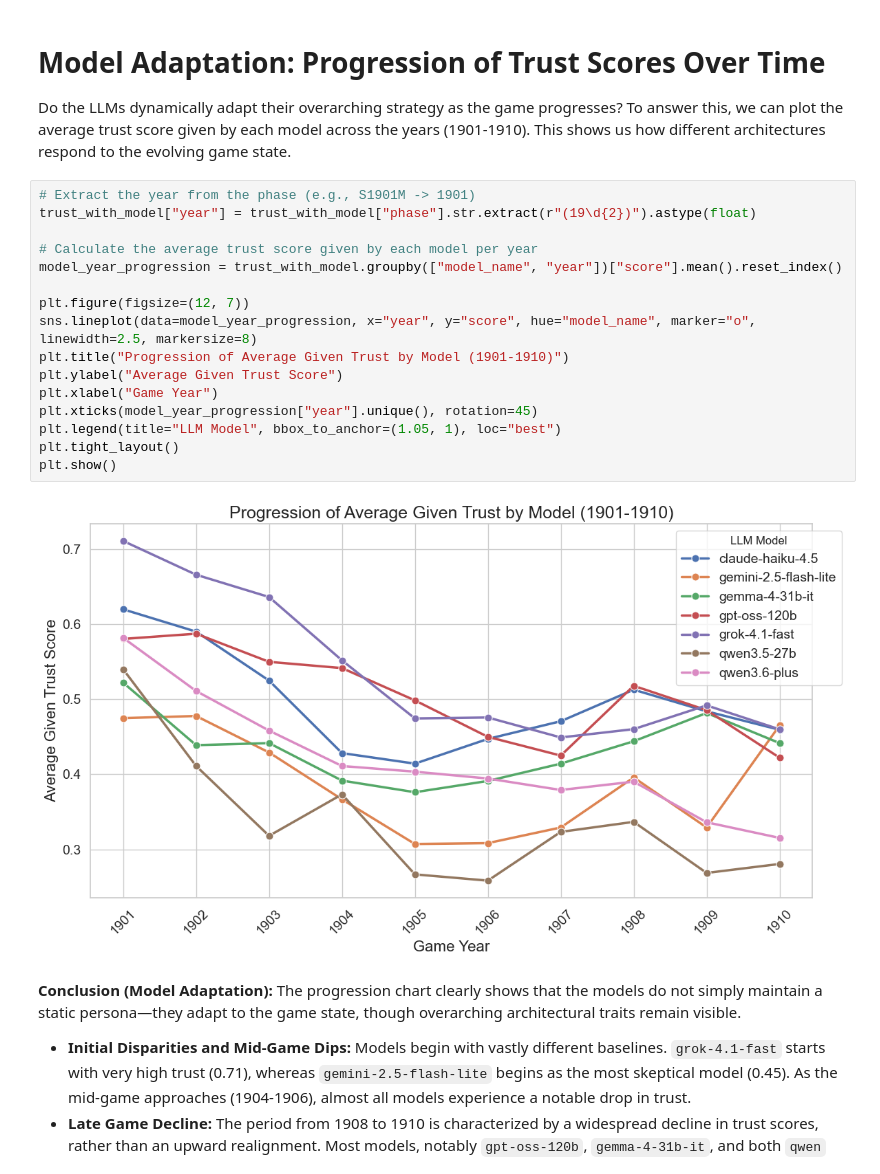
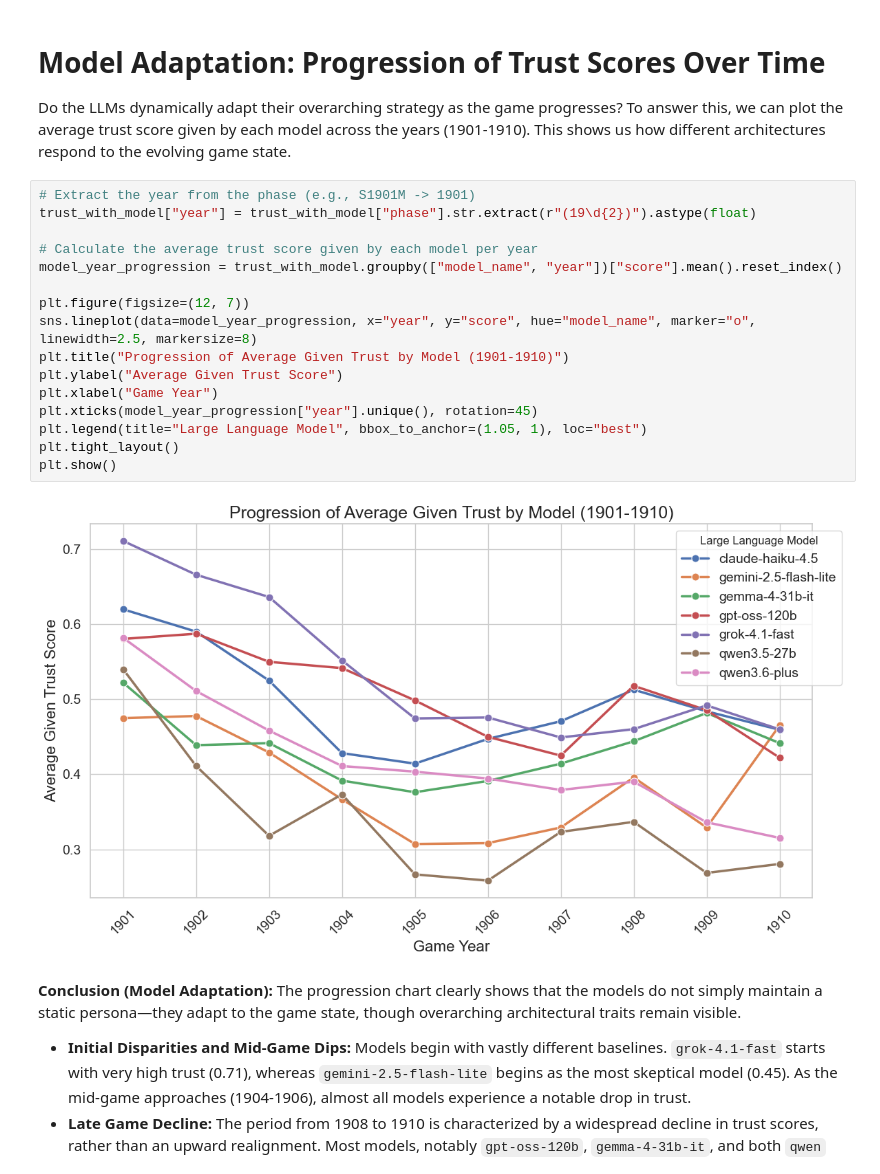
Before and after one commit to Froehlich99/AI_Diplomacy, a Jupyter notebook: result_analysis/trust_analysis.ipynb, the cells around one changed output. Drawn from its saved outputs; the diff is of its cells as text.

```diff
--- a/result_analysis/trust_analysis.ipynb
+++ b/result_analysis/trust_analysis.ipynb
@@ -261,21 +261,21 @@ Do the LLMs dynamically adapt their overarching strategy as the game progresses?
 # %%
 # Extract the year from the phase (e.g., S1901M -> 1901)
 trust_with_model["year"] = trust_with_model["phase"].str.extract(r"(19\d{2})").astype(float)
 
 # Calculate the average trust score given by each model per year
 model_year_progression = trust_with_model.groupby(["model_name", "year"])["score"].mean().reset_index()
 
 plt.figure(figsize=(12, 7))
 sns.lineplot(data=model_year_progression, x="year", y="score", hue="model_name", marker="o", linewidth=2.5, markersize=8)
 plt.title("Progression of Average Given Trust by Model (1901-1910)")
 plt.ylabel("Average Given Trust Score")
 plt.xlabel("Game Year")
 plt.xticks(model_year_progression["year"].unique(), rotation=45)
-plt.legend(title="LLM Model", bbox_to_anchor=(1.05, 1), loc="best")
+plt.legend(title="Large Language Model", bbox_to_anchor=(1.05, 1), loc="best")
 plt.tight_layout()
 plt.show()
 # %% [output]
-[figure, old version]
+[figure, new version]
 # %% [markdown]
 **Conclusion (Model Adaptation):** The progression chart clearly shows that the models do not simply maintain a static persona—they adapt to the game state, though overarching architectural traits remain visible.
 
```
Also changed, not shown: parts of 2 cells of this notebook, 6 other files.
